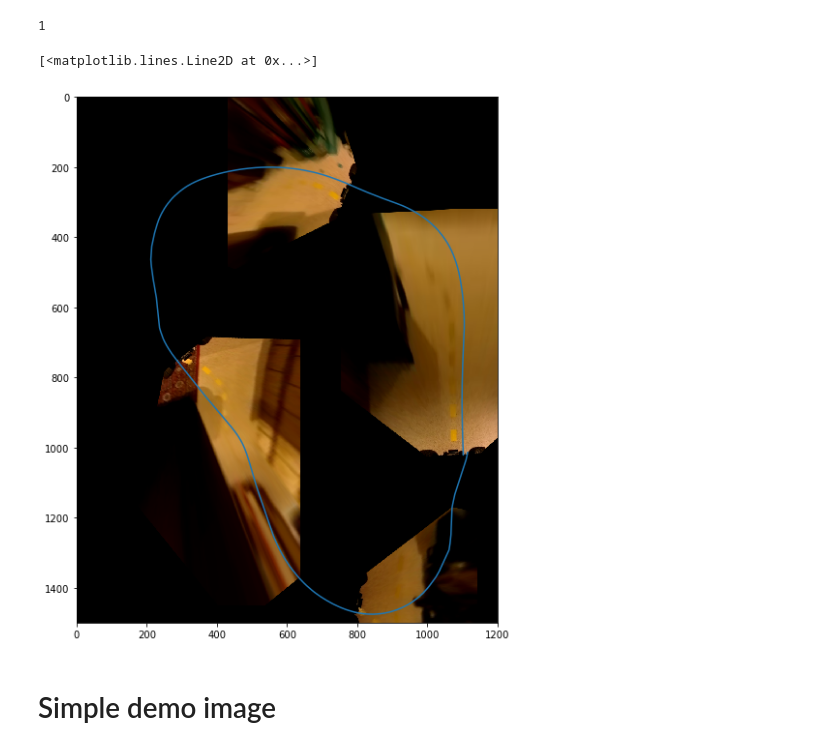
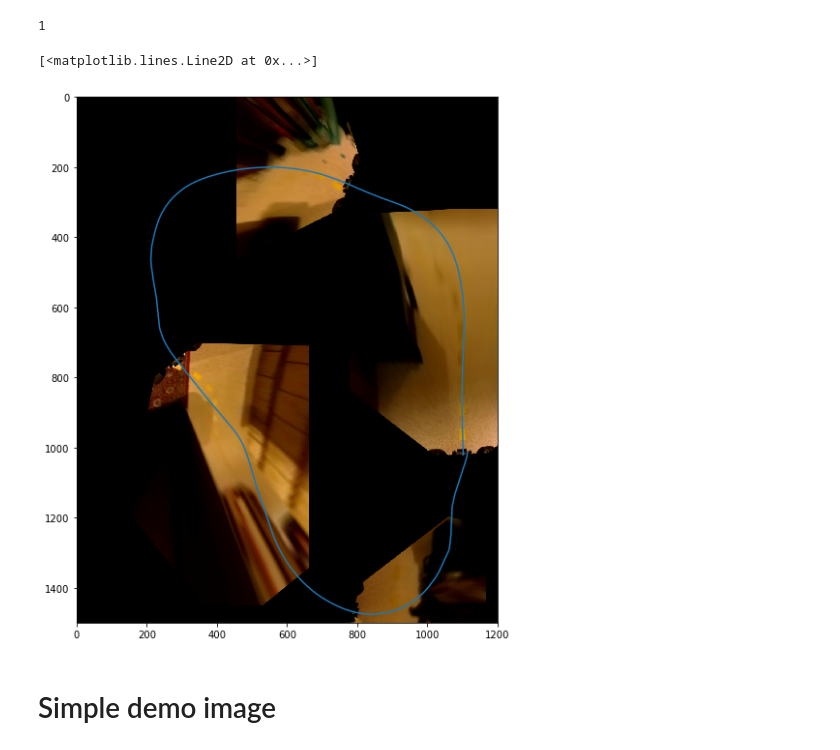
Before and after one commit to coreyabshire/marv, a Jupyter notebook: notebooks/map_collection.ipynb, the cells around one changed output. Saved outputs shown, nothing was run; the diff lists cells and outputs as text; code cells hidden in the pictures.

```diff
--- a/notebooks/map_collection.ipynb
+++ b/notebooks/map_collection.ipynb
@@ -214,6 +213,19 @@ plt.plot(df.timestamp.diff())
 # %% [markdown]
 # Plot path from encoders
 Encoders give distance traveled per tick. We can interpret that as hypotenuse and use sin and cos on IMU heading to get x and y distance per tick. Below is an example driving around part of my home track.
+# %%
+src_pts = np.array([[719,836],
+                    [904,471],
+                    [1000,471],
+                    [1254,836]])
+dst_pts = np.array([[850,1900],
+                    [850,100],
+                    [1110,100],
+                    [1110,1900]])
+print(src_pts)
+print(dst_pts)
+M2, mask = cv2.findHomography(src_pts, dst_pts, cv2.RANSAC,5.0)
+M2
 # %%
 points = []
 curr_heading = 0
@@ -294,38 +421,39 @@ map_img = np.zeros((map_size[1], map_size[0], 3), dtype=np.uint8)
 h2 = 50
 w2 = 50
 n = int(df.shape[0]/2)
 warped_size = 700, 700
 persp_size = warped_size[0], warped_size[1] * 2
 persp_half = persp_size[0] // 2, persp_size[1] // 2
-
+persp_rot_center = (321, 699)
 for i in range(0, n, 100):
     rows,cols,_ = warped.shape
     #print(df.iloc[i,:])
     r = df.iloc[i,:]
     img = videodata[int(r.frame),:,:,:]
     undist_img = fe.undistort(img, undistorted_size=(640, 480))
     warped = cv2.warpPerspective(undist_img, M2, warped_size)
-    M = cv2.getRotationMatrix2D(persp_half,-int(df.iloc[i,:].orientation_x),1)
+    M = cv2.getRotationMatrix2D(persp_rot_center,-int(df.iloc[i,:].orientation_x),1)
     persp = cv2.warpAffine(warped,M,persp_size)
-    x, y = int(r.px), int(r.py)
+    x, y = int(r.px)+25, int(r.py)
     mx1 = np.clip(x - persp_half[0], 0, map_size[0]-1)
     mx2 = np.clip(x + persp_half[0], 0, map_size[0]-1)
     my1 = np.clip(y - persp_half[1], 0, map_size[1]-1)
     my2 = np.clip(y + persp_half[1], 0, map_size[1]-1)
     px1 = persp_half[0] - (x - mx1)
     px2 = persp_half[0] + (mx2 - x)
     py1 = persp_half[1] - (y - my1)
     py2 = persp_half[1] + (my2 - y)
     try:
-        map_img[my1:my2,mx1:mx2,:] = np.maximum(map_img[my1:my2,mx1:mx2,:], persp[py1:py2,px1:px2,:])
+        #map_img[my1:my2,mx1:mx2,:] = np.maximum(map_img[my1:my2,mx1:mx2,:], persp[py1:py2,px1:px2,:])
+        map_img[my1:my2,mx1:mx2,:] += persp[py1:py2,px1:px2,:] // 1
     except Exception as e:
         print(e)
 plt.figure(figsize=(10,10))
 plt.imshow(map_img)
 plt.plot(df.px[0:n], df.py[0:n])
 # %% [output]
 [<matplotlib.lines.Line2D at 0x...>]
-[figure, old version]
+[figure, new version]
 # %% [markdown]
 # Simple demo image
 # %%
```
Also changed, not shown: parts of 6 cells of this notebook, 6 other files.
